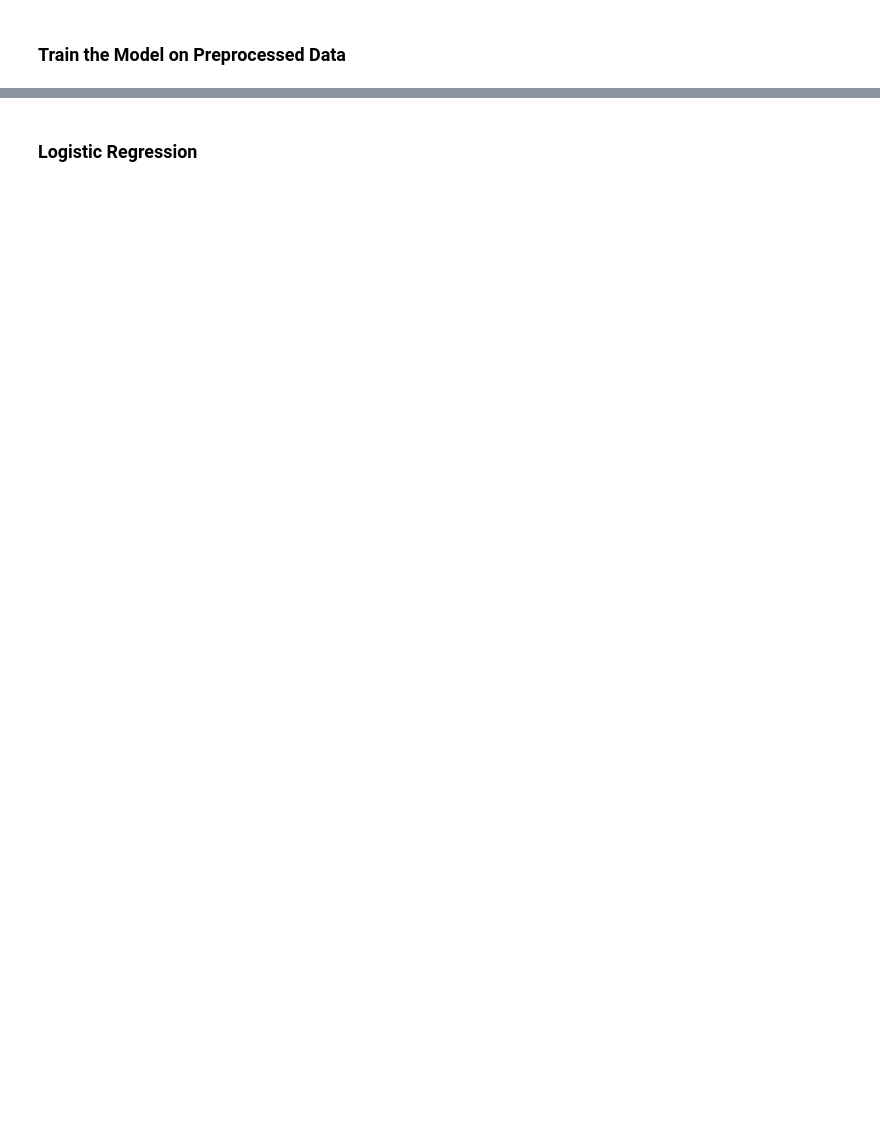
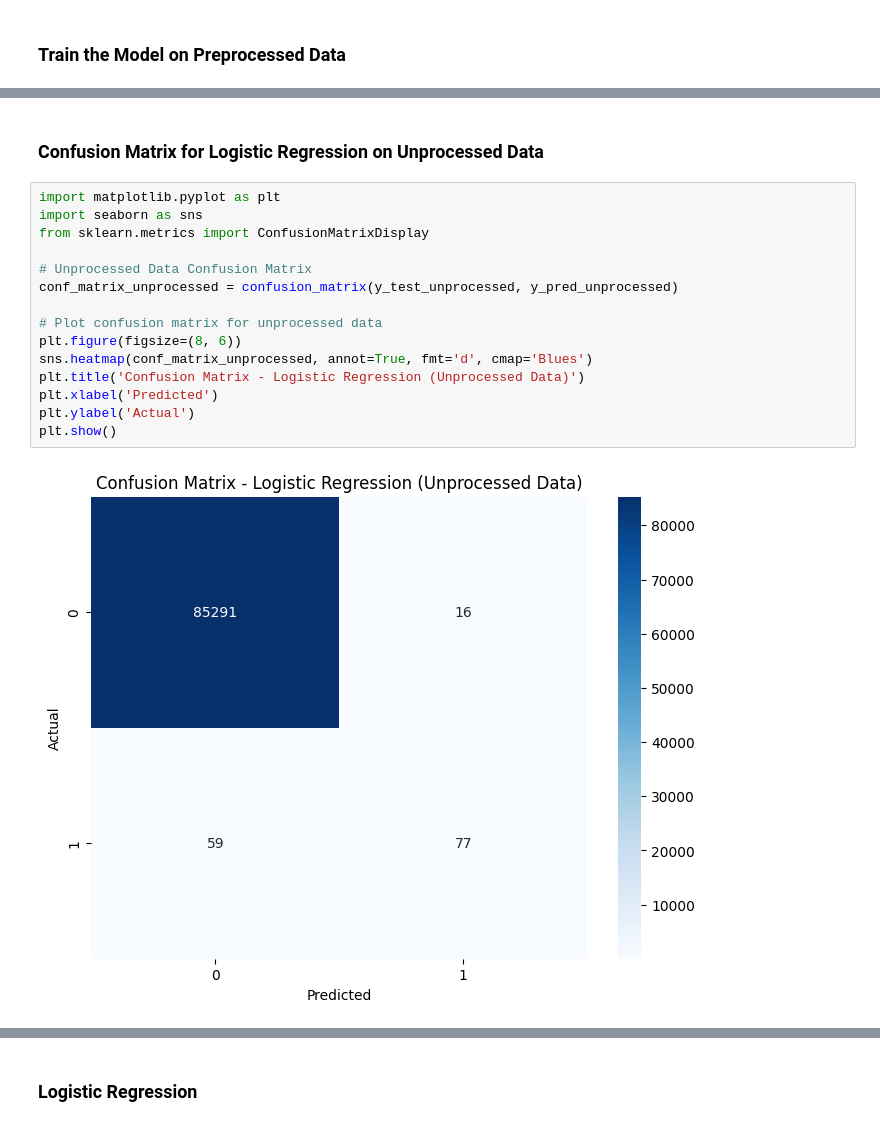
Before and after one commit to fjadidi2001/DataScienceJourney, a Jupyter notebook: Homework_1_Student_Version.ipynb, the cells around one changed output, grey strips where cells are left out. Cells and saved outputs as stored; diff of their text form; blank space fills up the shorter version.

```diff
--- a/Homework_1_Student_Version.ipynb
+++ b/Homework_1_Student_Version.ipynb
@@ -490,0 +544,19 @@ weighted avg       1.00      1.00      1.00     85443
+# %% [markdown]
+### Confusion Matrix for Logistic Regression on Unprocessed Data
+# %%
+import matplotlib.pyplot as plt
+import seaborn as sns
+from sklearn.metrics import ConfusionMatrixDisplay
+
+# Unprocessed Data Confusion Matrix
+conf_matrix_unprocessed = confusion_matrix(y_test_unprocessed, y_pred_unprocessed)
+
+# Plot confusion matrix for unprocessed data
+plt.figure(figsize=(8, 6))
+sns.heatmap(conf_matrix_unprocessed, annot=True, fmt='d', cmap='Blues')
+plt.title('Confusion Matrix - Logistic Regression (Unprocessed Data)')
+plt.xlabel('Predicted')
+plt.ylabel('Actual')
+plt.show()
+# %% [output]
+[figure, added]
```
Also changed, not shown: parts of 38 cells of this notebook.
